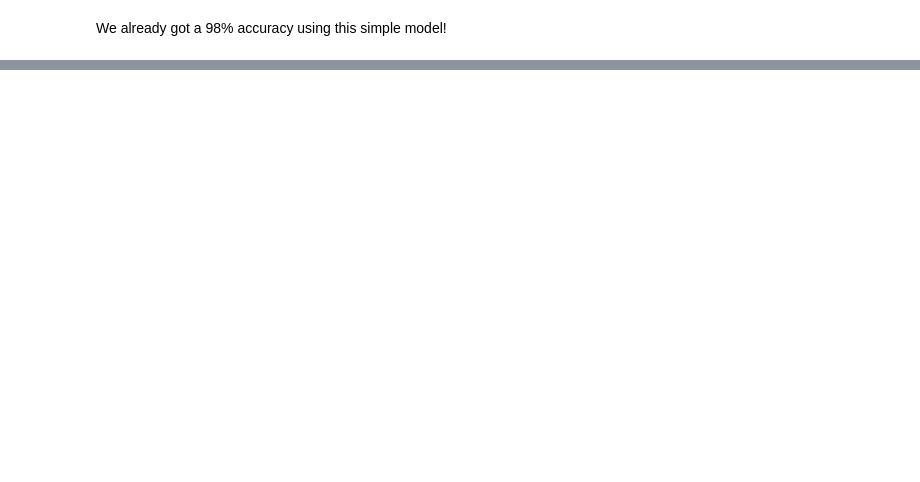
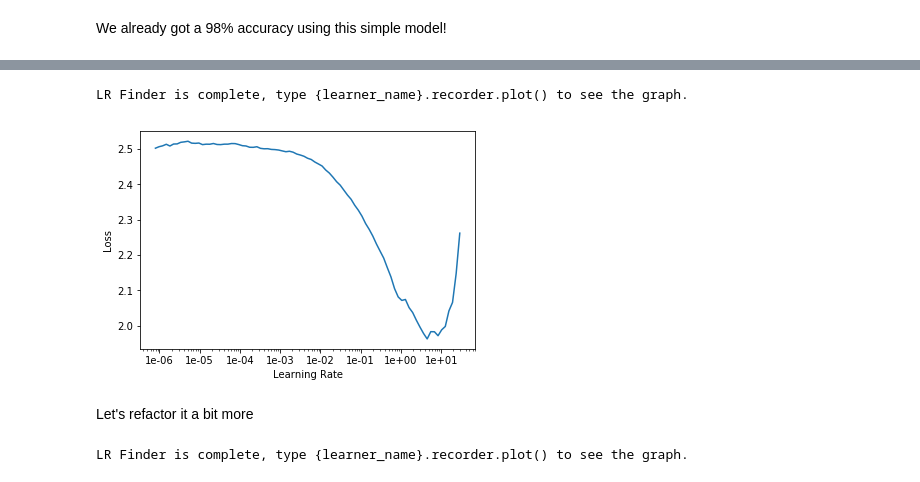
Before and after one commit to thelazyoxymoron/fastai-live-course, a Jupyter notebook: lesson-7-mnist-resnet.ipynb, the cells around one changed output, grey strips where cells are left out. Cells and saved outputs as stored; diff of their text form; code cells hidden in the pictures; blank space fills up the shorter version.

Commit message:
Updated Lesson 7 notebook to refactor using ResBlock

```diff
--- a/lesson-7-mnist-resnet.ipynb
+++ b/lesson-7-mnist-resnet.ipynb
@@ -278,0 +281,4 @@ We already got a 98% accuracy using this simple model!
+# %%
+def conv2(ni, nf):
+    return conv_layer(ni, nf, stride = 2)
+# conv_layer combines Conv->BatchNorm->ReLU
@@ -278,0 +314,9 @@ We already got a 98% accuracy using this simple model!
+# %%
+class ResBlock(nn.Module):
+    def __init__(self, nf):
+        super().__init__()
+        self.conv1 = conv_layer(nf, nf)
+        self.conv2 = conv_layer(nf, nf)
+
+    def forward(self, x):
+        return x + self.conv2(self.conv1(x))
@@ -278,0 +345,25 @@ We already got a 98% accuracy using this simple model!
+# %%
+model = nn.Sequential(
+    conv2(1,8),
+    ResBlock(8),
+    conv2(8, 16),
+    ResBlock(16),
+    conv2(16, 32),
+    ResBlock(32),
+    conv2(32, 16),
+    ResBlock(16),
+    conv2(16, 10),
+    Flatten()
+)
+# %%
+learn = Learner(data, model, loss_func = nn.CrossEntropyLoss(), metrics = accuracy)
+# %%
+learn.lr_find(end_lr = 100)
+# %% [output]
+LR Finder is complete, type {learner_name}.recorder.plot() to see the graph.
+# %%
+learn.recorder.plot()
+# %% [output]
+[figure, added]
+# %% [markdown]
+Let's refactor it a bit more
@@ -278,0 +384,4 @@ We already got a 98% accuracy using this simple model!
+# %%
+learn.lr_find(end_lr = 100)
+# %% [output]
+LR Finder is complete, type {learner_name}.recorder.plot() to see the graph.
```
Also changed, not shown: parts of 17 cells of this notebook.
